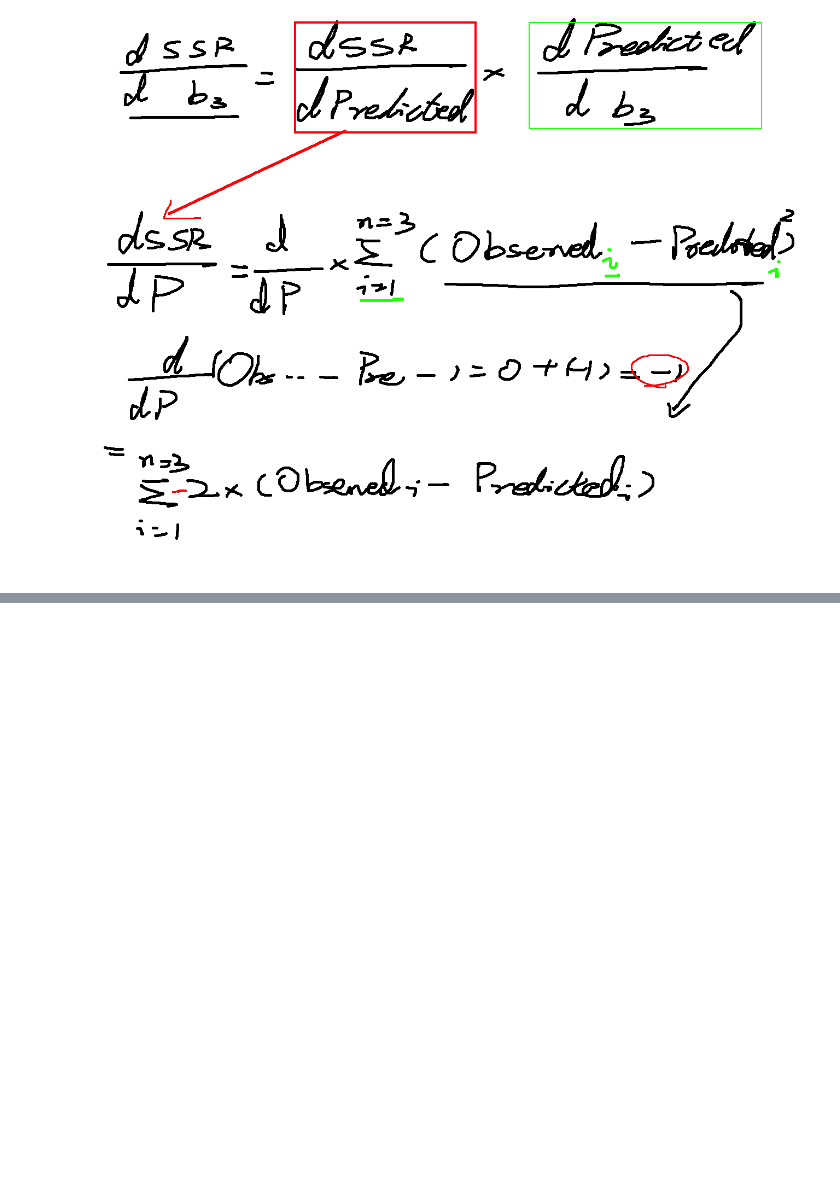
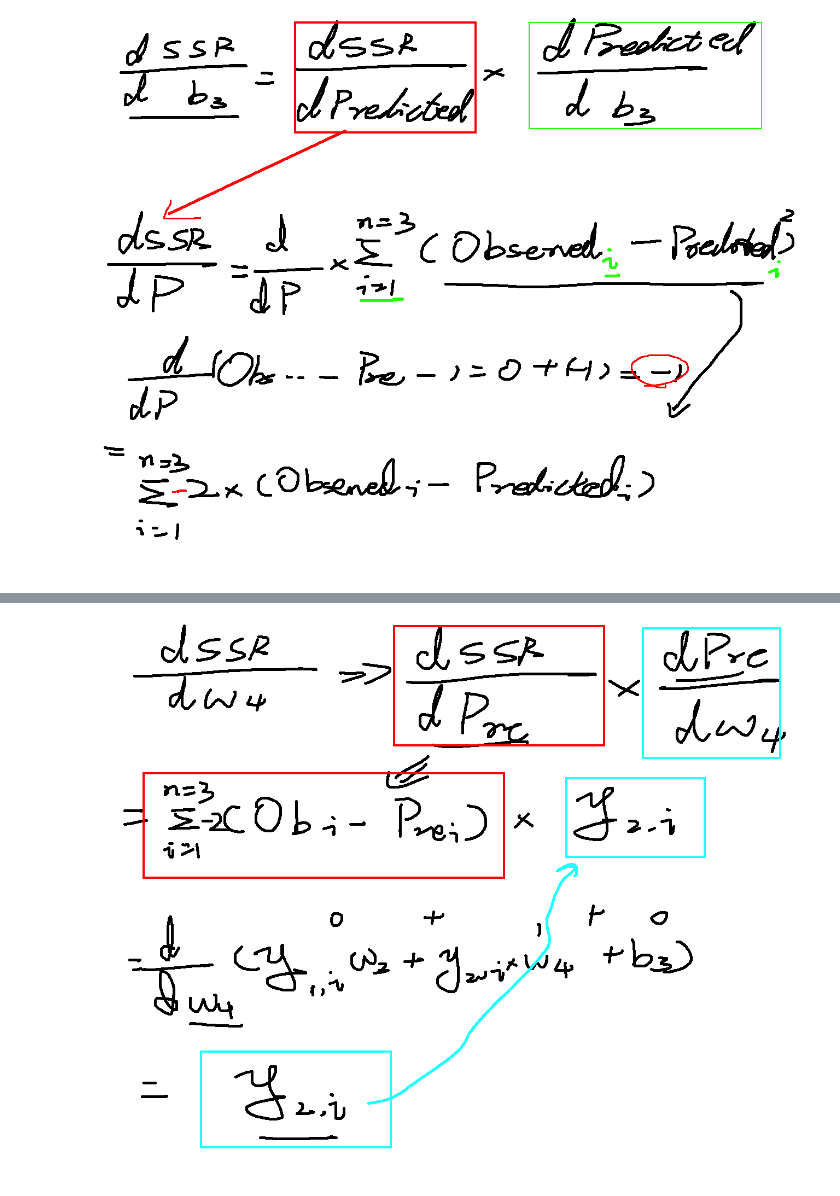
Before and after one commit to williamjiamin/Pure_Python_for_DS_ML, a Jupyter notebook: 16.人工神经网络与反向传播（Artificial_Neural_Network_Back-Propagation）/1.人工神经网络与反向传播（Artificial_Neural_Network_Back-Propagation）.ipynb, the cells around one changed output, grey strips where cells are left out. Cells and saved outputs as stored; diff of their text form; code cells hidden in the pictures; blank space fills up the shorter version.

```diff
--- a/16.人工神经网络与反向传播（Artificial_Neural_Network_Back-Propagation）/1.人工神经网络与反向传播（Artificial_Neural_Network_Back-Propagation）.ipynb
+++ b/16.人工神经网络与反向传播（Artificial_Neural_Network_Back-Propagation）/1.人工神经网络与反向传播（Artificial_Neural_Network_Back-Propagation）.ipynb
@@ -85,0 +101,5 @@ Image(filename='1.6人工神经网络.png')
+# %%
+from IPython.display import Image
+Image(filename='1.10人工神经网络.png')
+# %% [output]
+[figure, added]
```
Also changed, not shown: parts of 8 cells of this notebook, 8 other files.
